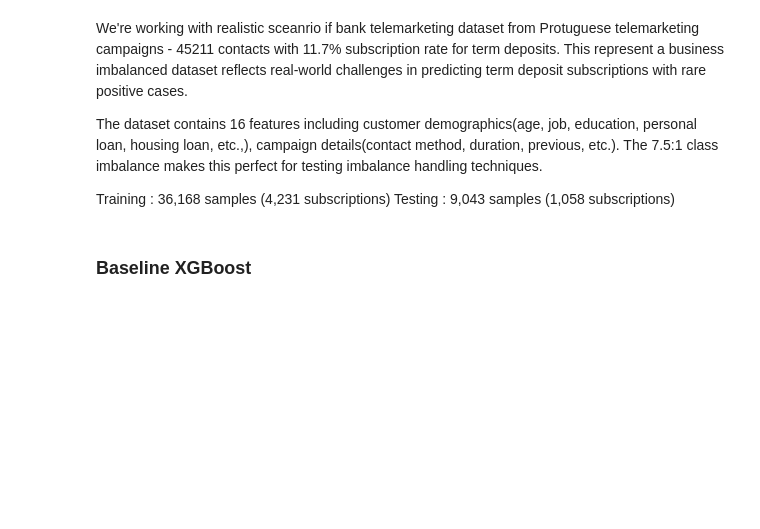
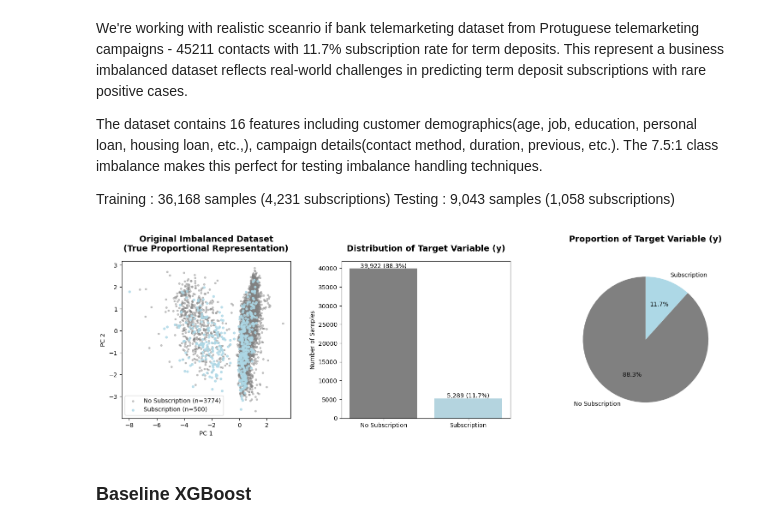
Before and after one commit to annugit1655/Bank-TeleMarketing, a Jupyter notebook: notebooks/05-handle-data-imbalance.ipynb, the cells around one changed output. Saved outputs shown, nothing was run; the diff lists cells and outputs as text; code cells hidden in the pictures; blank space fills up the shorter version.

Commit message:
smote_plotting

```diff
--- a/notebooks/05-handle-data-imbalance.ipynb
+++ b/notebooks/05-handle-data-imbalance.ipynb
@@ -175,35 +208,37 @@ ax[0].legend()
 
 # Countplot for target variable
 sns.countplot(
     data=tele_df, x='y',
     order=tele_df['y'].value_counts().index,
-    palette = ['#ececec', '#3B8AEB90'],
+    palette = ['grey', 'lightblue'],
     ax=ax[1])
 
 ax[1].set_title('Distribution of Target Variable (y)', fontsize=14, fontweight='bold', y=1.04)
 ax[1].set_xlabel('')
 ax[1].set_ylabel('Number of Samples')
 ax[1].set_xticks([0, 1], labels = ['No Subscription', 'Subscription'], rotation=0)
 
 # Add percentage labels on bars
 for i, v in enumerate(tele_df['y'].value_counts()):
     percentage = 100 * v / len(tele_df)
     ax[1].text(i, v + 200, f"{v:,} ({percentage:.1f}%)", ha='center', fontsize=10)
 
 # Pie chart for target variable
 tele_df['y'].value_counts().plot.pie(
     autopct='%1.1f%%',
-    colors = ['#ececec', "#3B8AEB90"],
+    colors = ['grey', "lightblue"],
     startangle=90, labels = ['No Subscription', 'Subscription'],
     ax=ax[2])
 
 ax[2].set_ylabel('')
 ax[2].set_title('Proportion of Target Variable (y)', fontsize=14, fontweight='bold', y=1.10)
 
 # Add layout adjustments
 plt.tight_layout()
 plt.subplots_adjust(wspace=0.3, hspace=0.3)
 plt.show()
+# %% [output]
+[figure, added]
 # %% [markdown]
 ### **Baseline XGBoost**
 # %%
```
Also changed, not shown: parts of 14 cells of this notebook.
